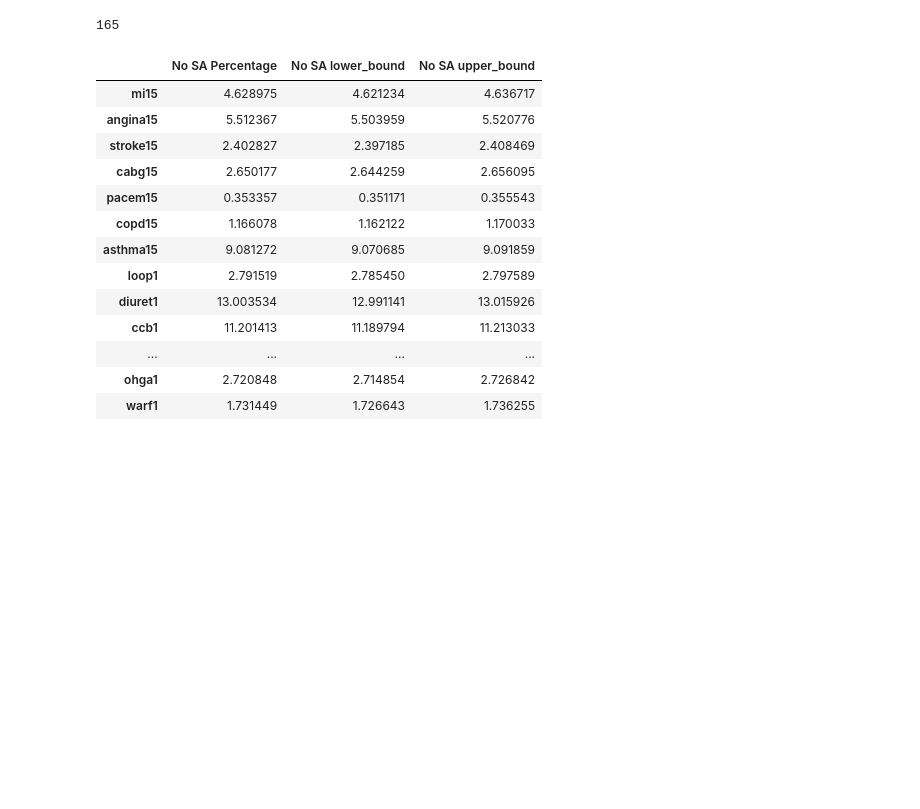
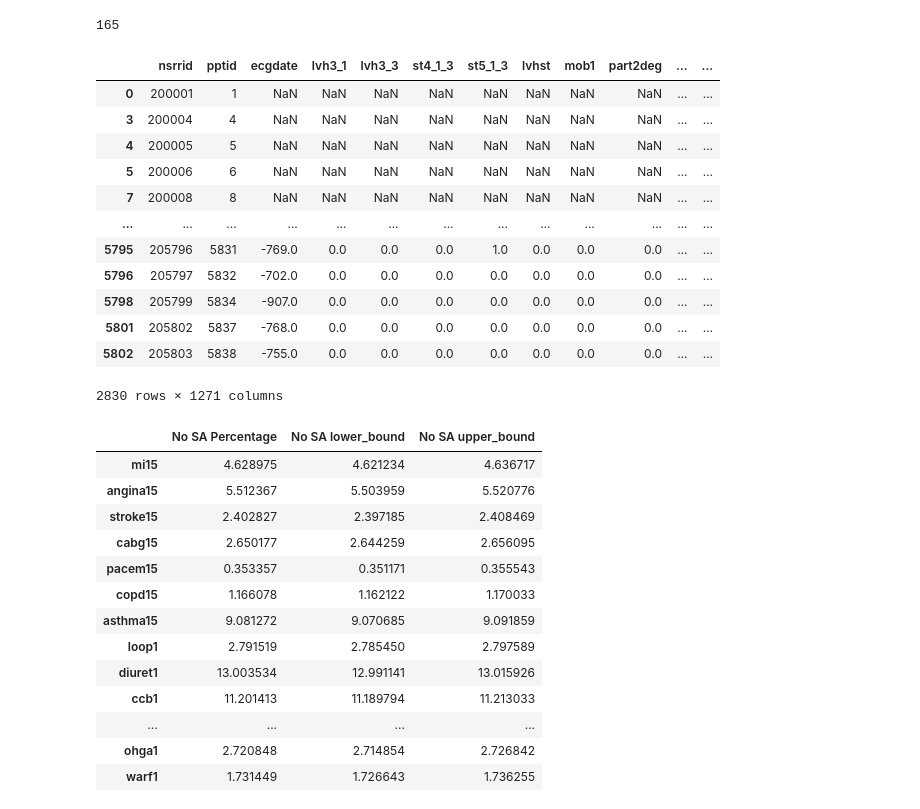
Before and after one commit to RiceD2KLab/BCM_CSA_F23, a Jupyter notebook: src/notebooks/0.1-replicate_study.ipynb, the cells around one changed output. Cells and saved outputs as stored; diff of their text form; code cells hidden in the pictures; blank space fills up the shorter version.

```diff
--- a/src/notebooks/0.1-replicate_study.ipynb
+++ b/src/notebooks/0.1-replicate_study.ipynb
@@ -228,6 +236,22 @@ len(csa)
 165
 # %%
 # Since we don't have the data for periodic breathing (pb), there's no Cheyne-Stokes respiration group data (CSR), a column in Table 3
+# %%
+no_sa
+# %% [output]
+|  | nsrrid | pptid | ecgdate | lvh3_1 | lvh3_3 | st4_1_3 | st5_1_3 | lvhst | mob1 | part2deg | ... | ... |
+| 0 | 200001 | 1 | NaN | NaN | NaN | NaN | NaN | NaN | NaN | NaN | ... | ... |
+| 3 | 200004 | 4 | NaN | NaN | NaN | NaN | NaN | NaN | NaN | NaN | ... | ... |
+| 4 | 200005 | 5 | NaN | NaN | NaN | NaN | NaN | NaN | NaN | NaN | ... | ... |
+| 5 | 200006 | 6 | NaN | NaN | NaN | NaN | NaN | NaN | NaN | NaN | ... | ... |
+| 7 | 200008 | 8 | NaN | NaN | NaN | NaN | NaN | NaN | NaN | NaN | ... | ... |
+| ... | ... | ... | ... | ... | ... | ... | ... | ... | ... | ... | ... | ... |
+| 5795 | 205796 | 5831 | -769.0 | 0.0 | 0.0 | 0.0 | 1.0 | 0.0 | 0.0 | 0.0 | ... | ... |
+| 5796 | 205797 | 5832 | -702.0 | 0.0 | 0.0 | 0.0 | 0.0 | 0.0 | 0.0 | 0.0 | ... | ... |
+| 5798 | 205799 | 5834 | -907.0 | 0.0 | 0.0 | 0.0 | 0.0 | 0.0 | 0.0 | 0.0 | ... | ... |
+| 5801 | 205802 | 5837 | -768.0 | 0.0 | 0.0 | 0.0 | 0.0 | 0.0 | 0.0 | 0.0 | ... | ... |
+| 5802 | 205803 | 5838 | -755.0 | 0.0 | 0.0 | 0.0 | 0.0 | 0.0 | 0.0 | 0.0 | ... | ... |
+2830 rows × 1271 columns
 # %%
 variables = ['mi15', 'angina15', 'stroke15','cabg15', 'pacem15', 'copd15', 'asthma15', 'loop1', 'diuret1',
 'ccb1', 'beta1', 'ace1', 'lipid1', 'ohga1', 'warf1', 'asa1', 'nsaid1', 'benzod1']
```
Also changed, not shown: parts of 15 cells of this notebook, 1 other file.
